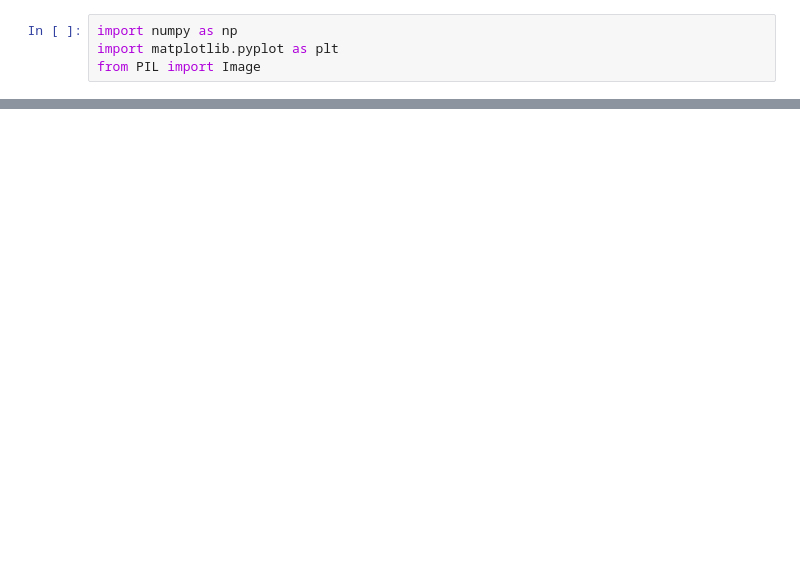
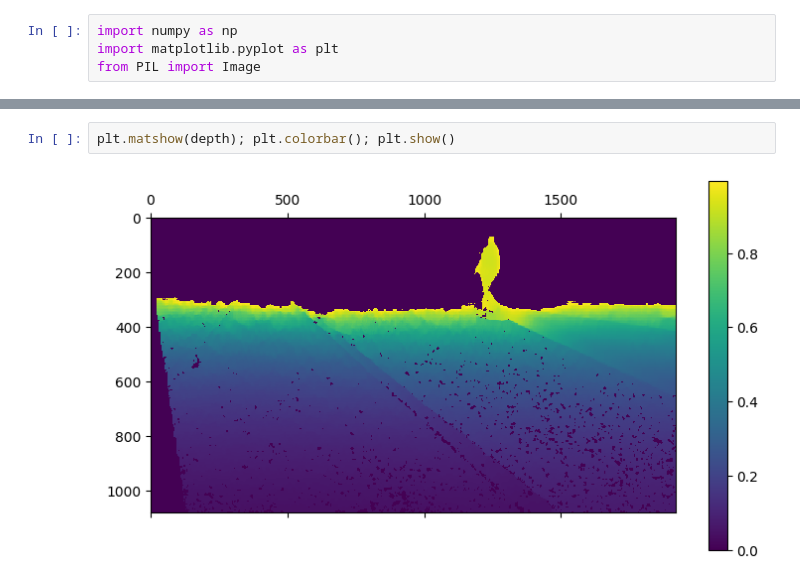
Before and after one commit to Whojo/Autonomous-Navigation-Offroad-by-traversability-analysis, a Jupyter notebook: src/obstacle_detection/obstacle_from_pointcloud.ipynb, the cells around one changed output, grey strips where cells are left out. Cells and saved outputs as stored; diff of their text form; blank space fills up the shorter version.

```diff
--- a/src/obstacle_detection/obstacle_from_pointcloud.ipynb
+++ b/src/obstacle_detection/obstacle_from_pointcloud.ipynb
@@ -60,0 +189,4 @@ Clipping input data to the valid range for imshow with RGB data ([0..1] for floa
+# %%
+plt.matshow(depth); plt.colorbar(); plt.show()
+# %% [output]
+[figure, added]
```
Also changed, not shown: parts of 36 cells of this notebook, 11 other files.
